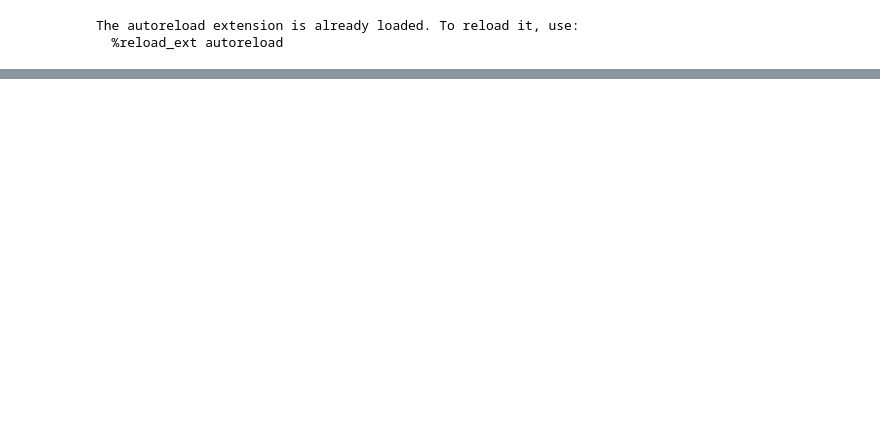
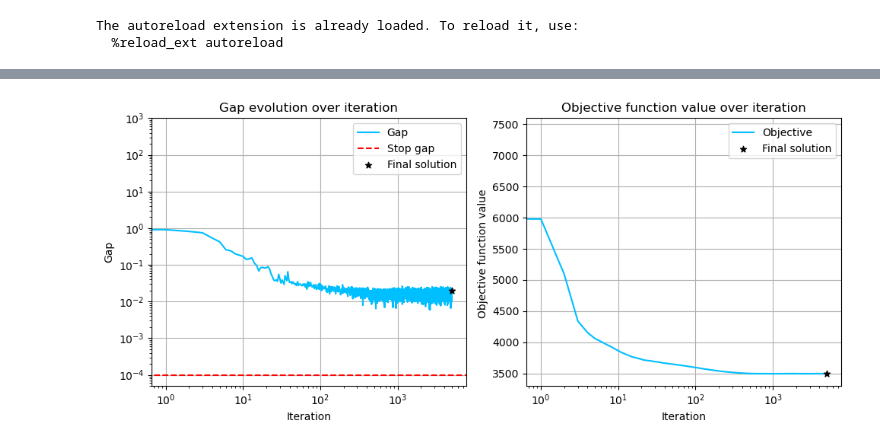
Before and after one commit to AndreaMontoneri/PROJET_NETWORK, a Jupyter notebook: début.ipynb, the cells around one changed output, grey strips where cells are left out. Saved outputs shown, nothing was run; the diff lists cells and outputs as text; code cells hidden in the pictures; blank space fills up the shorter version.

```diff
--- a/début.ipynb
+++ b/début.ipynb
@@ -49,0 +59,4 @@ df_links
+# %%
+week = 14
+df_od, people_seat = generate_demand(df_nodes, week, type_dystrib='even')
+df_od
@@ -53,0 +83,6 @@ plot_network(df_nodes, df_links, idx_doors, X, Y, True, False, figsize=(20,20))
+# %%
+def BPR(x, t0, c, alpha, beta):
+    ratio = x / c
+    demand_factor = 1 + alpha * np.pow(ratio, beta)
+    t = t0 * demand_factor
+    return t
@@ -53,0 +112,8 @@ plot_network(df_nodes, df_links, idx_doors, X, Y, True, False, figsize=(20,20))
+# %%
+max_iter = 5000
+max_gap = 1e-4
+max_gap_ls = 1e-2
+link_cost_function = link_cost_function_ue
+objective_function = objective_function_ue
+
+x_star_ue, gap_ue, obj_ue = FW(max_iter, max_gap, max_gap_ls, link_cost_function, objective_function, df_od, df_links, df_nodes)
@@ -53,0 +131,27 @@ plot_network(df_nodes, df_links, idx_doors, X, Y, True, False, figsize=(20,20))
+# %%
+plt.figure(figsize=(10,4.5))
+
+plt.subplot(1,2,1)
+plt.loglog(np.arange(len(gap_ue)), gap_ue, color='Deepskyblue', label='Gap')
+plt.hlines(1e-4, 0, 2*max_iter, color='red', linestyles='--', label='Stop gap')
+plt.scatter(len(gap_ue)-1, gap_ue[-1], marker='*', color='black', label='Final solution', zorder=3)
+plt.grid()
+plt.xlabel("Iteration")
+plt.ylabel("Gap")
+plt.title("Gap evolution over iteration")
+plt.ylim([5e-5, 1e3])
+plt.legend()
+
+plt.subplot(1,2,2)
+plt.semilogx(np.arange(len(obj_ue)), obj_ue, color='Deepskyblue', label='Objective')
+plt.scatter(len(obj_ue)-1, obj_ue[-1], marker='*', color='black', label='Final solution', zorder=3)
+plt.grid()
+plt.xlabel("Iteration")
+plt.ylabel("Objective function value ")
+plt.title("Objective function value over iteration")
+plt.legend()
+
+plt.tight_layout()
+plt.show()
+# %% [output]
+[figure, added]
```
Also changed, not shown: parts of 18 cells of this notebook, 9 other files.
